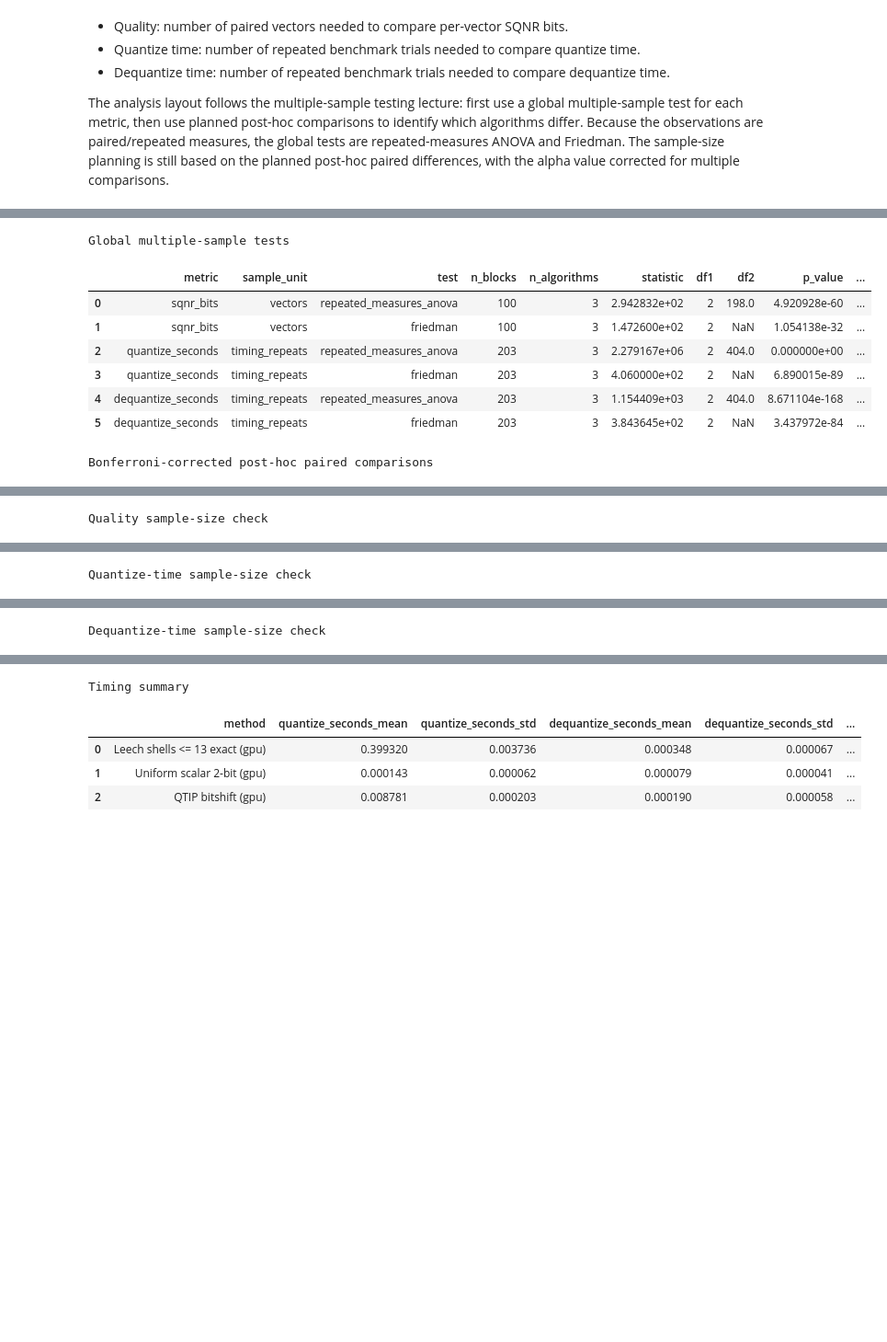
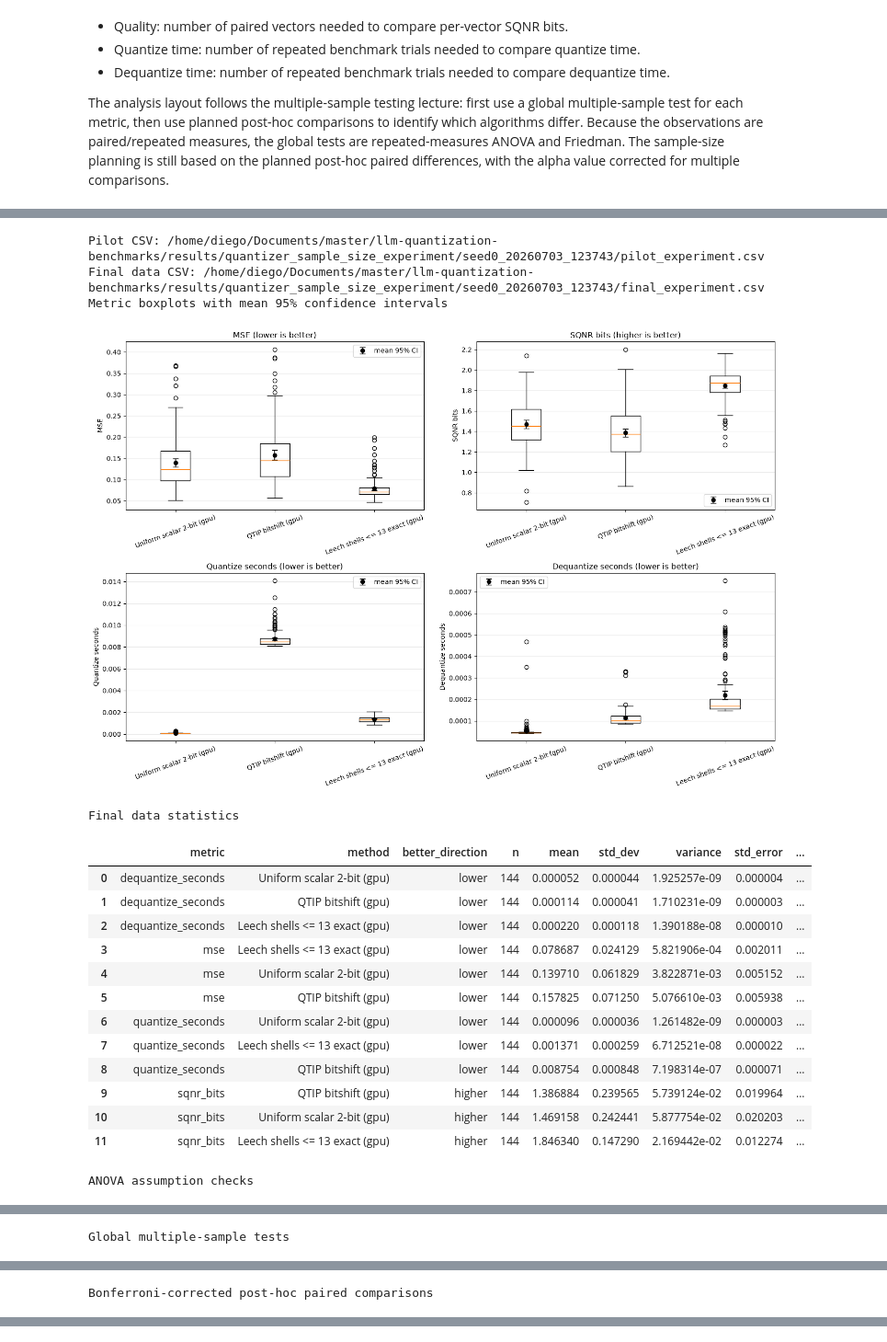
Before and after one commit to dmnunez1993/llm-quantization-benchmarks, a Jupyter notebook: quantizer_sample_size_experiment.ipynb, the cells around one changed output, grey strips where cells are left out. Shown at 92% size. Cells and saved outputs as stored; diff of their text form; code cells hidden in the pictures; blank space fills up the shorter version.

```diff
--- a/quantizer_sample_size_experiment.ipynb
+++ b/quantizer_sample_size_experiment.ipynb
@@ -67,10 +84,10 @@ SCALE_GRANULARITY = "none"
 PER_VECTOR_SCALAR_BITS = 0
 
 # Sample size calculation settings from the lecture: alpha, power, SD, and minimum interesting effect.
-# Quality samples are vectors. Timing samples are repeated benchmark trials on a fixed batch.
-PILOT_QUALITY_N = 256
+# One run/block is one vector evaluated by every algorithm.
+# Each run records MSE, SQNR, quantize time, and dequantize time from the same quantize/dequantize call.
+PILOT_QUALITY_N = 30
 PILOT_TIMING_REPEATS = 30
-TIMING_BATCH_N = 1024
 TIMING_WARMUP_REPEATS = 5
 TIMING_RANDOMIZE_ORDER = True
 
@@ -87,7 +104,17 @@ MIN_INTERESTING_SQNR_BITS_DIFF = 0.10
 MIN_INTERESTING_QUANTIZE_SECONDS = 0.001
 MIN_INTERESTING_DEQUANTIZE_SECONDS = 0.00005
 
-rng = np.random.default_rng(SEED)
+# CSV output. Each top-to-bottom notebook execution writes exactly two raw data files in this run directory.
+RESULTS_DIR = ROOT / "results" / "quantizer_sample_size_experiment"
+RUN_ID = f"seed{SEED}_{time.strftime('%Y%m%d_%H%M%S')}"
+RUN_DIR = RESULTS_DIR / RUN_ID
+
+
+def make_rng(offset: int = 0):
+    return np.random.default_rng(SEED + int(offset))
+
+
+seed_everything(SEED)
 # %%
 @dataclass
 class QuantizerReport:
@@ -1059,24 +1382,43 @@ final_table
 # %%
+print(f"Pilot CSV: {pilot_csv}")
+print(f"Final data CSV: {data_csv}")
 # Multiple-sample tests and corrected post-hoc comparisons from the final run.
+print("Metric boxplots with mean 95% confidence intervals")
+metric_boxplot_figure = plot_metric_boxplots_with_ci(data_csv, final_data_statistics)
+plt.show()
+print("Final data statistics")
+display(final_data_statistics)
+print("ANOVA assumption checks")
+display(assumption_check_table)
 print("Global multiple-sample tests")
 display(global_test_table)
 print("Bonferroni-corrected post-hoc paired comparisons")
 display(posthoc_table)
 print("Quality sample-size check")
 display(final_quality_sample_size_check)
 print("Quantize-time sample-size check")
 display(final_quantize_time_sample_size_check)
 print("Dequantize-time sample-size check")
 display(final_dequantize_time_sample_size_check)
 print("Timing summary")
 display(final_timing_summary)
 # %% [output]
-Global multiple-sample tests
+Pilot CSV: /home/diego/Documents/master/llm-quantization-benchmarks/results/quantizer_sample_size_experiment/seed0_20260703_123743/pilot_experiment.csv
+Final data CSV: /home/diego/Documents/master/llm-quantization-benchmarks/results/quantizer_sample_size_experiment/seed0_20260703_123743/final_experiment.csv
+Metric boxplots with mean 95% confidence intervals
+[figure, added]
+Final data statistics
-|  | metric | sample_unit | test | n_blocks | n_algorithms | statistic | df1 | df2 | p_value | ... |
-| 0 | sqnr_bits | vectors | repeated_measures_anova | 100 | 3 | 2.942832e+02 | 2 | 198.0 | 4.920928e-60 | ... |
-| 1 | sqnr_bits | vectors | friedman | 100 | 3 | 1.472600e+02 | 2 | NaN | 1.054138e-32 | ... |
-| 2 | quantize_seconds | timing_repeats | repeated_measures_anova | 203 | 3 | 2.279167e+06 | 2 | 404.0 | 0.000000e+00 | ... |
-| 3 | quantize_seconds | timing_repeats | friedman | 203 | 3 | 4.060000e+02 | 2 | NaN | 6.890015e-89 | ... |
-| 4 | dequantize_seconds | timing_repeats | repeated_measures_anova | 203 | 3 | 1.154409e+03 | 2 | 404.0 | 8.671104e-168 | ... |
-| 5 | dequantize_seconds | timing_repeats | friedman | 203 | 3 | 3.843645e+02 | 2 | NaN | 3.437972e-84 | ... |
+|  | metric | method | better_direction | n | mean | std_dev | variance | std_error | ... |
+| 0 | dequantize_seconds | Uniform scalar 2-bit (gpu) | lower | 144 | 0.000052 | 0.000044 | 1.925257e-09 | 0.000004 | ... |
+| 1 | dequantize_seconds | QTIP bitshift (gpu) | lower | 144 | 0.000114 | 0.000041 | 1.710231e-09 | 0.000003 | ... |
+| 2 | dequantize_seconds | Leech shells <= 13 exact (gpu) | lower | 144 | 0.000220 | 0.000118 | 1.390188e-08 | 0.000010 | ... |
+| 3 | mse | Leech shells <= 13 exact (gpu) | lower | 144 | 0.078687 | 0.024129 | 5.821906e-04 | 0.002011 | ... |
+| 4 | mse | Uniform scalar 2-bit (gpu) | lower | 144 | 0.139710 | 0.061829 | 3.822871e-03 | 0.005152 | ... |
+| 5 | mse | QTIP bitshift (gpu) | lower | 144 | 0.157825 | 0.071250 | 5.076610e-03 | 0.005938 | ... |
+| 6 | quantize_seconds | Uniform scalar 2-bit (gpu) | lower | 144 | 0.000096 | 0.000036 | 1.261482e-09 | 0.000003 | ... |
+| 7 | quantize_seconds | Leech shells <= 13 exact (gpu) | lower | 144 | 0.001371 | 0.000259 | 6.712521e-08 | 0.000022 | ... |
+| 8 | quantize_seconds | QTIP bitshift (gpu) | lower | 144 | 0.008754 | 0.000848 | 7.198314e-07 | 0.000071 | ... |
+| 9 | sqnr_bits | QTIP bitshift (gpu) | higher | 144 | 1.386884 | 0.239565 | 5.739124e-02 | 0.019964 | ... |
+| 10 | sqnr_bits | Uniform scalar 2-bit (gpu) | higher | 144 | 1.469158 | 0.242441 | 5.877754e-02 | 0.020203 | ... |
+| 11 | sqnr_bits | Leech shells <= 13 exact (gpu) | higher | 144 | 1.846340 | 0.147290 | 2.169442e-02 | 0.012274 | ... |
-Bonferroni-corrected post-hoc paired comparisons
+ANOVA assumption checks
@@ -1093 +1435 @@ Bonferroni-corrected post-hoc paired comparisons
-Quality sample-size check
+Global multiple-sample tests
@@ -1098 +1443 @@ Quality sample-size check
-Quantize-time sample-size check
+Bonferroni-corrected post-hoc paired comparisons
@@ -1103 +1453,0 @@ Quantize-time sample-size check
-Dequantize-time sample-size check
@@ -1108,5 +1458,0 @@ Dequantize-time sample-size check
-Timing summary
-|  | method | quantize_seconds_mean | quantize_seconds_std | dequantize_seconds_mean | dequantize_seconds_std | ... |
-| 0 | Leech shells <= 13 exact (gpu) | 0.399320 | 0.003736 | 0.000348 | 0.000067 | ... |
-| 1 | Uniform scalar 2-bit (gpu) | 0.000143 | 0.000062 | 0.000079 | 0.000041 | ... |
-| 2 | QTIP bitshift (gpu) | 0.008781 | 0.000203 | 0.000190 | 0.000058 | ... |
```
Also changed, not shown: parts of 6 cells of this notebook, 4 other files.
